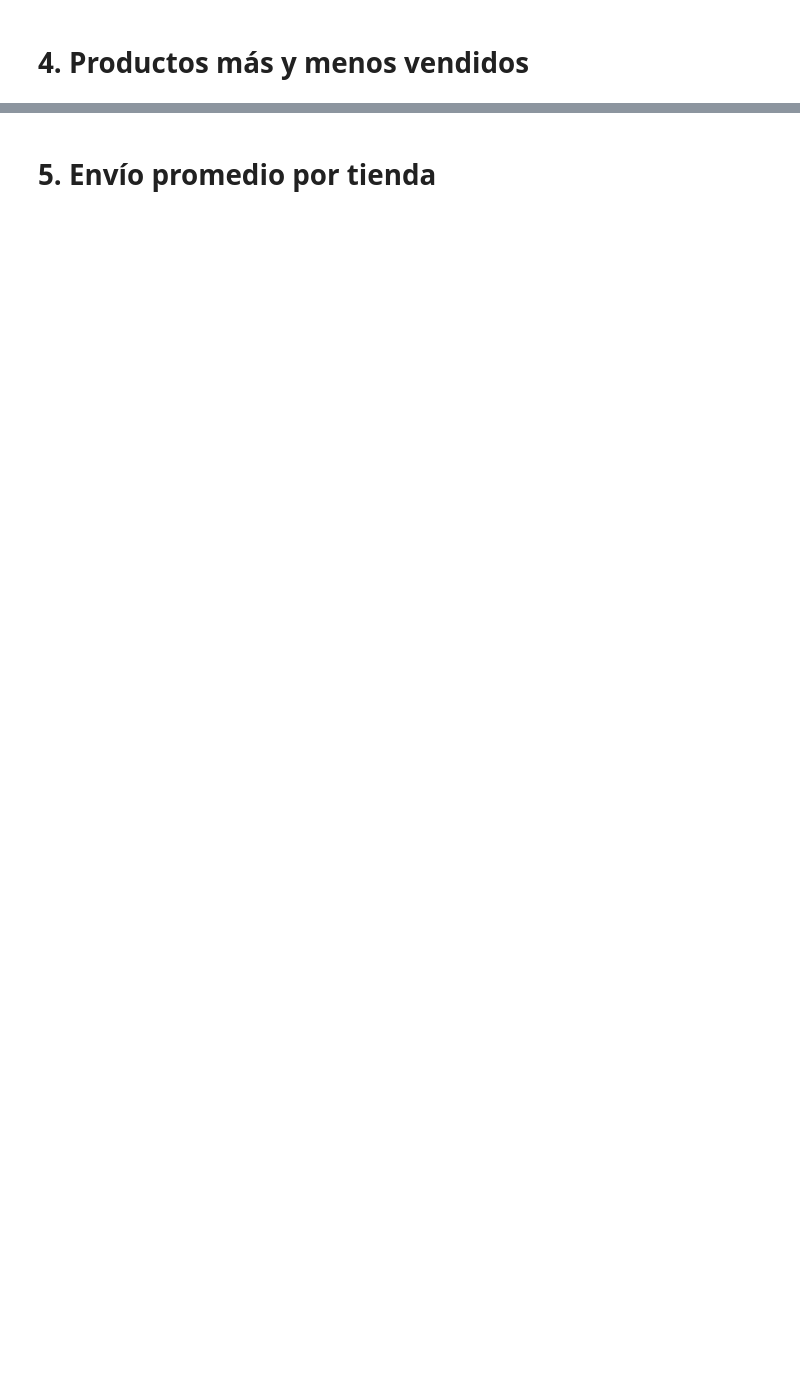
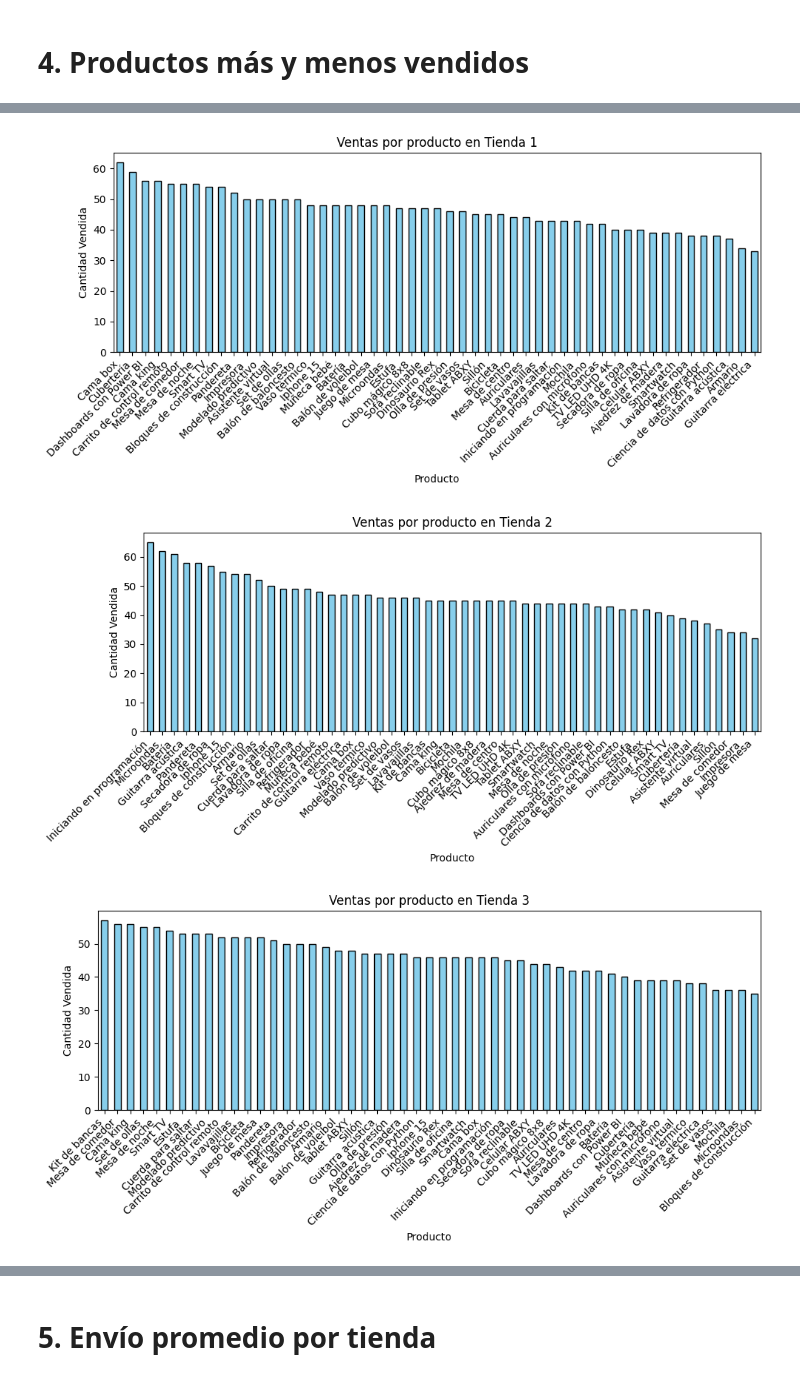
Before and after one commit to arnaldourbina/challenge1-data-science-latam, a Jupyter notebook: AluraStoreLatam.ipynb, the cells around one changed output, grey strips where cells are left out. Cells and saved outputs as stored; diff of their text form; code cells hidden in the pictures; blank space fills up the shorter version.

```diff
--- a/AluraStoreLatam.ipynb
+++ b/AluraStoreLatam.ipynb
@@ -33,0 +174,27 @@ asdasdkjfasdlkc aslihwelkc baksdc baskjñbfd bcñkasjdcb askñbcj
+# %%
+
+# Lista de tiendas y nombres
+tiendas = [tienda, tienda2, tienda3, tienda4]
+nombres_tiendas = ['Tienda 1', 'Tienda 2', 'Tienda 3', 'Tienda 4']
+
+# Recorrido por cada tienda para graficar
+for i, tienda in enumerate(tiendas):
+    nombre_tienda = nombres_tiendas[i]
+
+    # Contar ventas por producto
+    productos_vendidos = tienda['Producto'].value_counts()
+
+    # Crear gráfico de barras
+    plt.figure(figsize=(10, 5))
+    productos_vendidos.plot(kind='bar', color='skyblue', edgecolor='black')
+
+    # Personalización del gráfico
+    plt.title(f'Ventas por producto en {nombre_tienda}')
+    plt.xlabel('Producto')
+    plt.ylabel('Cantidad Vendida')
+    plt.xticks(rotation=45, ha='right')
+    plt.tight_layout()
+# %% [output]
+[figure, added]
+[figure, added]
+[figure, added]
```
Also changed, not shown: parts of 13 cells of this notebook.
